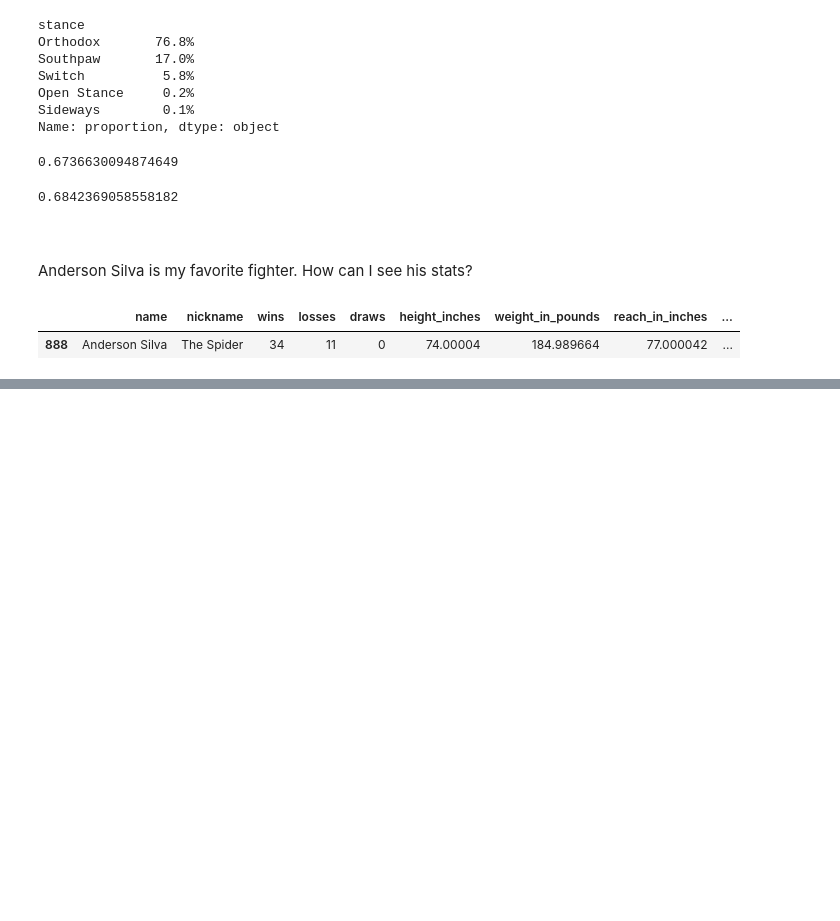
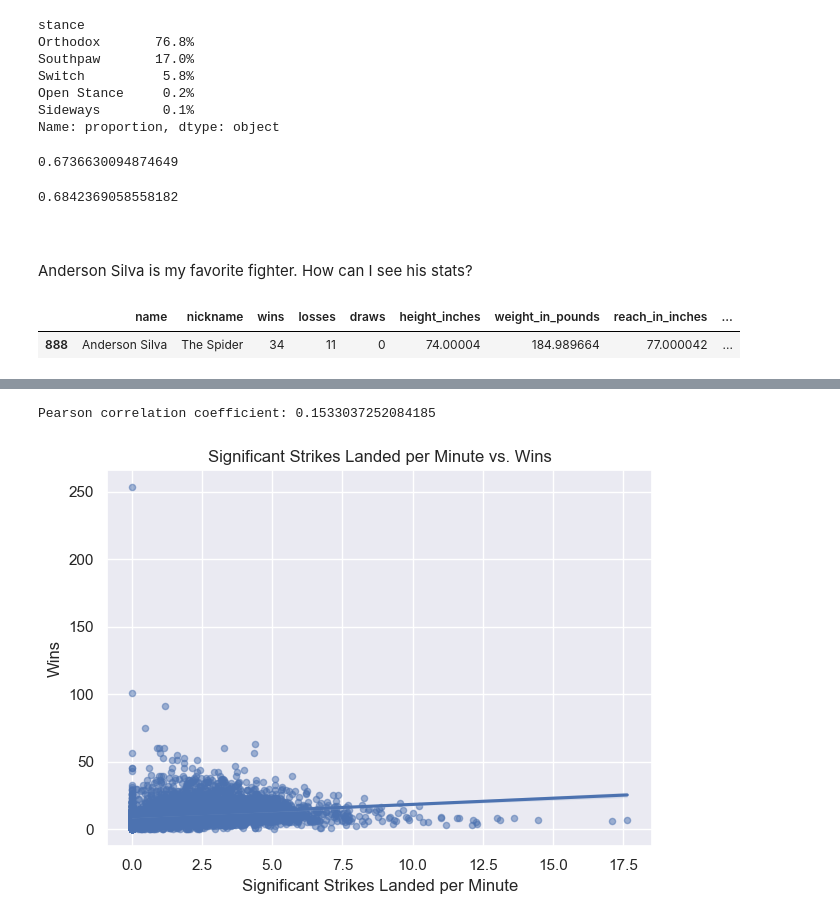
Before and after one commit to AlexShepherd/UFC-Data-Analysis, a Jupyter notebook: UFCProject.ipynb, the cells around one changed output, grey strips where cells are left out. Saved outputs shown, nothing was run; the diff lists cells and outputs as text; code cells hidden in the pictures; blank space fills up the shorter version.

Commit message:
Progress
Added a weight division column, worked on a viz for a correlation between number of wins and amount of significant strikes landed per minute

```diff
--- a/UFCProject.ipynb
+++ b/UFCProject.ipynb
@@ -184,3 +205,24 @@ data.loc[data['name'] == "Anderson Silva"]
 # %% [output]
 |  | name | nickname | wins | losses | draws | height_inches | weight_in_pounds | reach_in_inches | ... |
 | 888 | Anderson Silva | The Spider | 34 | 11 | 0 | 74.00004 | 184.989664 | 77.000042 | ... |
+# %%
+#In order to get some more insight for weight divisions, let's make a column called weight classes and assign values depending on weight
+weight_divisions = {
+    'Strawweight': (0, 115),
+    'Flyweight': (116, 125),
+    'Bantamweight': (126, 135),
+    'Featherweight': (136, 145),
+    'Lightweight': (146, 155),
+    'Welterweight': (156, 170),
+    'Middleweight': (171, 185),
+    'Light Heavyweight': (186, 205),
+    'Heavyweight': (206, 265)
+}
+for index, row in data.iterrows():
+    weight = row['weight_in_pounds']
+    for division, (lower, upper) in weight_divisions.items():
+        if lower <= weight <= upper:
+            data.at[index, 'weight_division'] = division
+            break
+    else:
+        data.at[index, 'weight_division'] = 'Unknown'
@@ -186,0 +263,22 @@ data.loc[data['name'] == "Anderson Silva"]
+# %%
+# Calculate the Pearson correlation coefficient
+correlation = data['significant_strikes_landed_per_minute'].corr(data['wins'])
+
+print("Pearson correlation coefficient:", correlation)
+# %% [output]
+Pearson correlation coefficient: 0.1533037252084185
+# %%
+
+
+sns.set(style="darkgrid")
+
+# Plotting a scatter plot with regression line and larger point size
+sns.regplot(x='significant_strikes_landed_per_minute', y='wins', data=data, scatter_kws={'s':20, 'alpha':0.5}, robust=True)
+plt.title('Significant Strikes Landed per Minute vs. Wins')
+plt.xlabel('Significant Strikes Landed per Minute')
+plt.ylabel('Wins')
+plt.grid(True)
+plt.tight_layout()
+plt.show()
+# %% [output]
+[figure, added]
```
Also changed, not shown: parts of 12 cells of this notebook.
